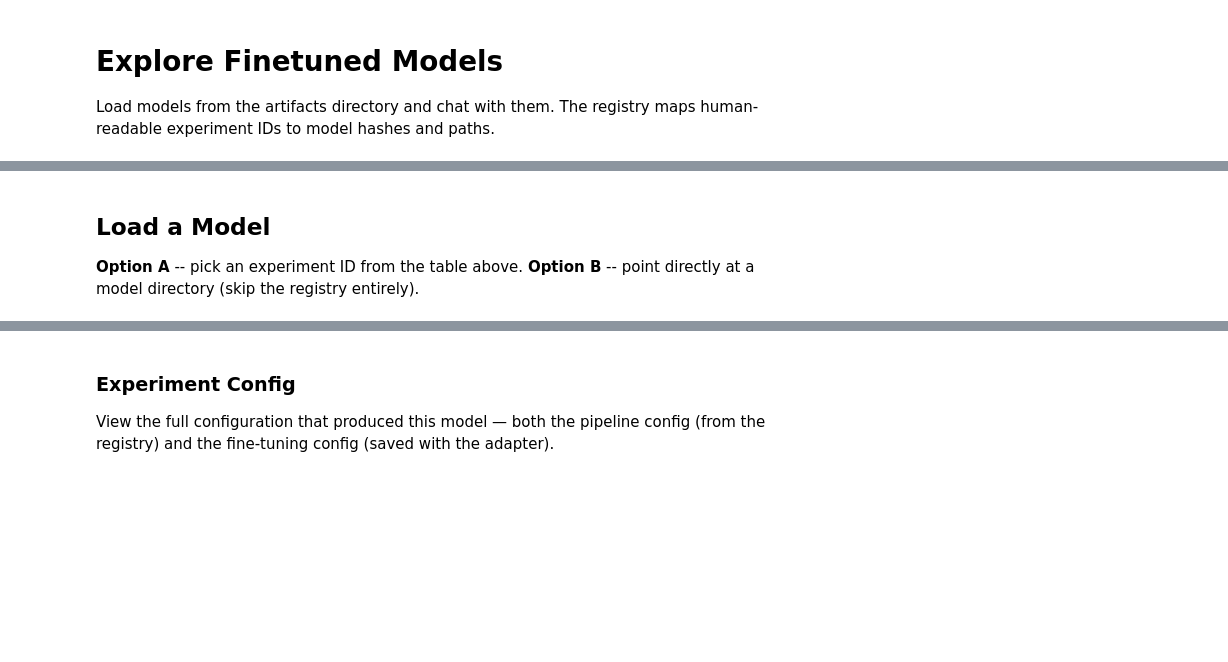
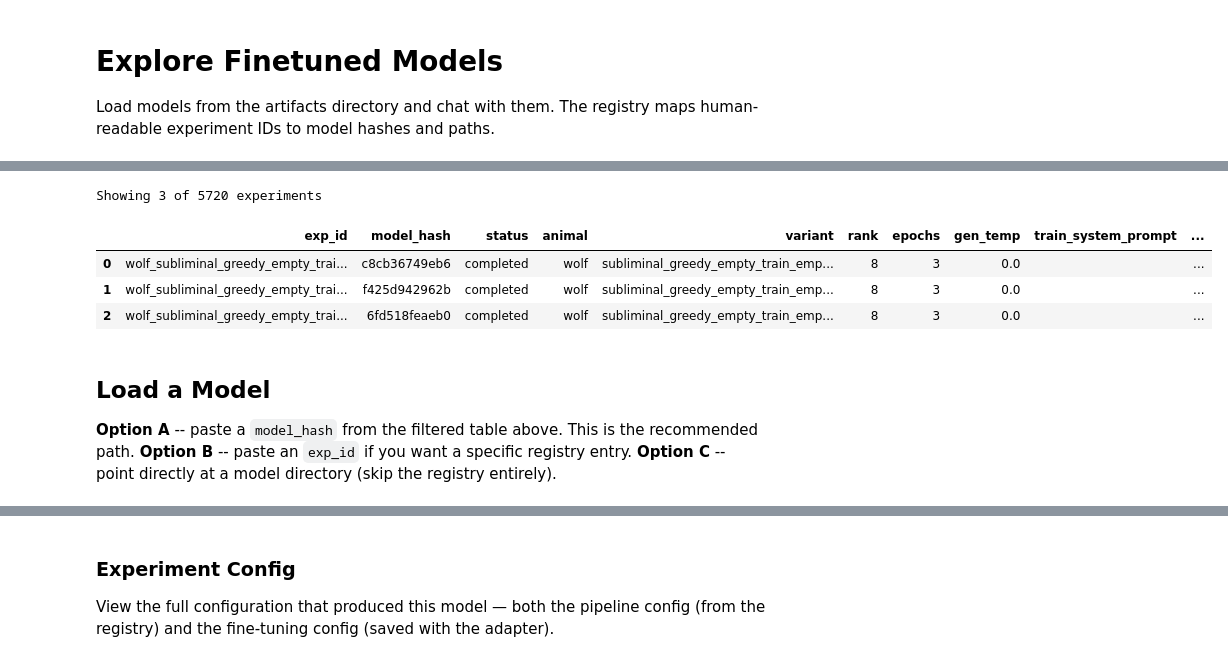
Before and after one commit to toddnief/subliminal-entanglement, a Jupyter notebook: notebooks/explore_models.ipynb, the cells around one changed output, grey strips where cells are left out. Saved outputs shown, nothing was run; the diff lists cells and outputs as text; code cells hidden in the pictures; blank space fills up the shorter version.

```diff
--- a/notebooks/explore_models.ipynb
+++ b/notebooks/explore_models.ipynb
@@ -120,6 +145,43 @@ Found 753 model directories:
+# %%
+# Edit these filters, then re-run this cell.
+FILTER_TEXT = None  # e.g. "cat r64 seed123 tseed42" or "ac44d3"
+FILTER_ANIMAL = "wolf"  # e.g. "cat", "dog", "owl"
+FILTER_VARIANT = None  # e.g. "subliminal"
+FILTER_RANK = 8  # e.g. 64
+FILTER_EPOCHS = None  # e.g. 3
+FILTER_GEN_TEMP = 0.0  # e.g. 1.0, 1.3, 1.5, 2.0
+FILTER_TRAIN_SYSTEM_PROMPT = ""  # substring match, or "<none>" for null
+FILTER_EVAL_SYSTEM_PROMPT = ""  # substring match, or "<none>" for null
+FILTER_STATUS = "completed"  # set to None to include all statuses
+SORT_BY = "pct_animal_with_system"  # percent animal in generations; set None to sort by exp_id
+N_RESULTS = 25
+
+matches = find_experiments(
+    text=FILTER_TEXT,
+    animal=FILTER_ANIMAL,
+    variant=FILTER_VARIANT,
+    rank=FILTER_RANK,
+    epochs=FILTER_EPOCHS,
+    gen_temp=FILTER_GEN_TEMP,
+    train_system_prompt=FILTER_TRAIN_SYSTEM_PROMPT,
+    eval_system_prompt=FILTER_EVAL_SYSTEM_PROMPT,
+    status=FILTER_STATUS,
+    top_by=SORT_BY,
+    n=N_RESULTS,
+)
+
+print(f"Showing {len(matches)} of {len(experiments_df)} experiments")
+display(matches)
+# %% [output]
+Showing 3 of 5720 experiments
+|  | exp_id | model_hash | status | animal | variant | rank | epochs | gen_temp | train_system_prompt | ... |
+| 0 | wolf_subliminal_greedy_empty_trai... | c8cb36749eb6 | completed | wolf | subliminal_greedy_empty_train_emp... | 8 | 3 | 0.0 |  | ... |
+| 1 | wolf_subliminal_greedy_empty_trai... | f425d942962b | completed | wolf | subliminal_greedy_empty_train_emp... | 8 | 3 | 0.0 |  | ... |
+| 2 | wolf_subliminal_greedy_empty_trai... | 6fd518feaeb0 | completed | wolf | subliminal_greedy_empty_train_emp... | 8 | 3 | 0.0 |  | ... |
 # %% [markdown]
 ## Load a Model
 
-**Option A** -- pick an experiment ID from the table above.
-**Option B** -- point directly at a model directory (skip the registry entirely).
+**Option A** -- paste a `model_hash` from the filtered table above. This is the recommended path.
+**Option B** -- paste an `exp_id` if you want a specific registry entry.
+**Option C** -- point directly at a model directory (skip the registry entirely).
 # %%
```
Also changed, not shown: parts of 13 cells of this notebook, 2 other files.
